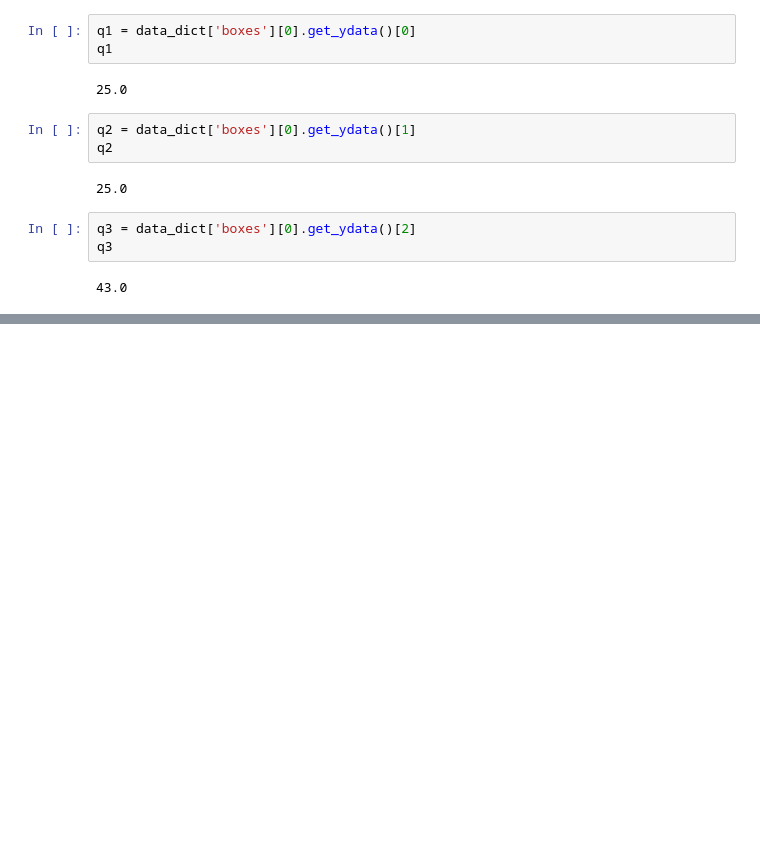
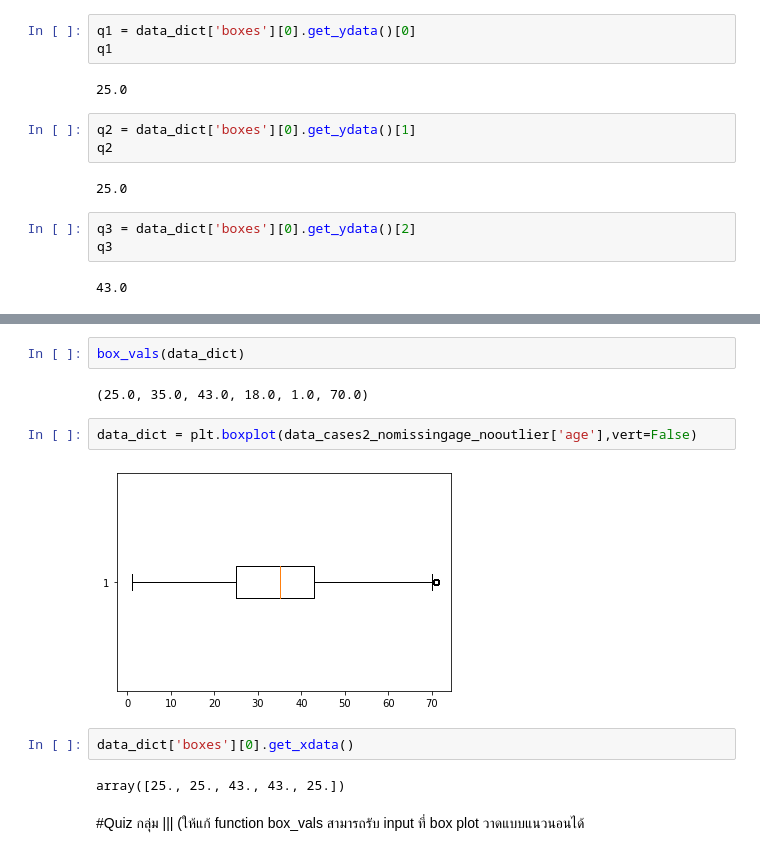
Before and after one commit to Benza1611/DWDM21, a Jupyter notebook: Data_Prepocessing_(Chapter_3).ipynb, the cells around one changed output, grey strips where cells are left out. Saved outputs shown, nothing was run; the diff lists cells and outputs as text; blank space fills up the shorter version.

Commit message:
Quiz กลุ่ม |||

```diff
--- a/Data_Prepocessing_(Chapter_3).ipynb
+++ b/Data_Prepocessing_(Chapter_3).ipynb
@@ -1154,0 +1166,14 @@ q3
+# %%
+box_vals(data_dict)
+# %% [output]
+(25.0, 35.0, 43.0, 18.0, 1.0, 70.0)
+# %%
+data_dict = plt.boxplot(data_cases2_nomissingage_nooutlier['age'],vert=False)
+# %% [output]
+[figure, added]
+# %%
+data_dict['boxes'][0].get_xdata()
+# %% [output]
+array([25., 25., 43., 43., 25.])
+# %% [markdown]
+#Quiz กลุ่ม ||| (ให้แก้ function box_vals สามารถรับ input ที่ box plot วาดแบบแนวนอนได้
```
Also changed, not shown: parts of 7 cells of this notebook.
